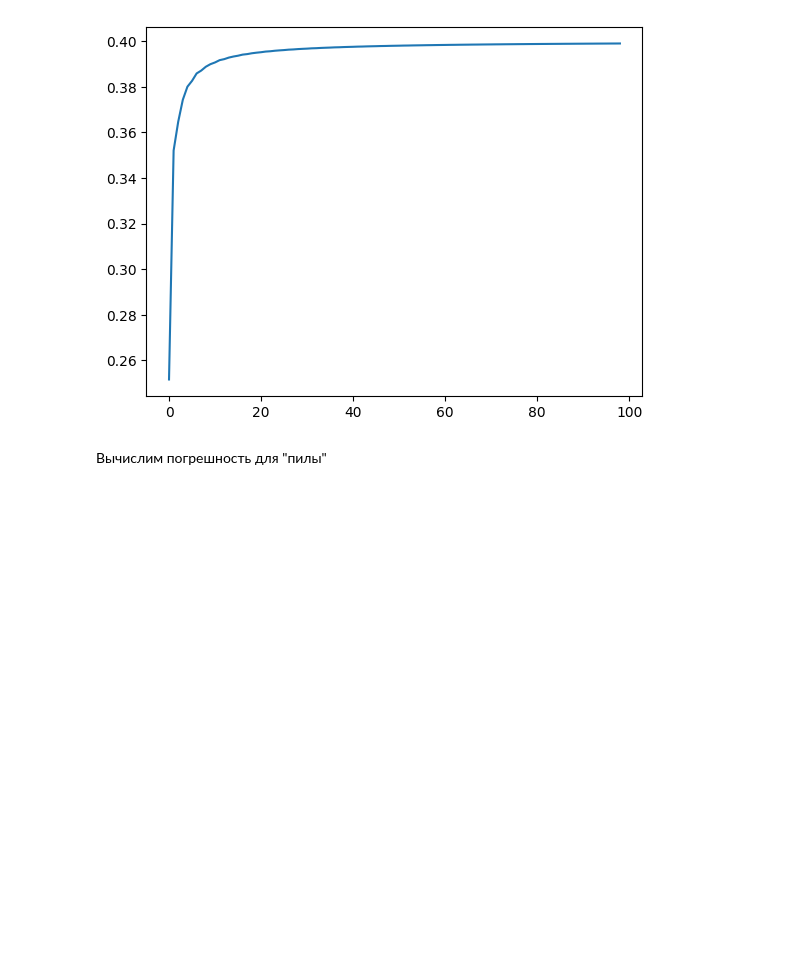
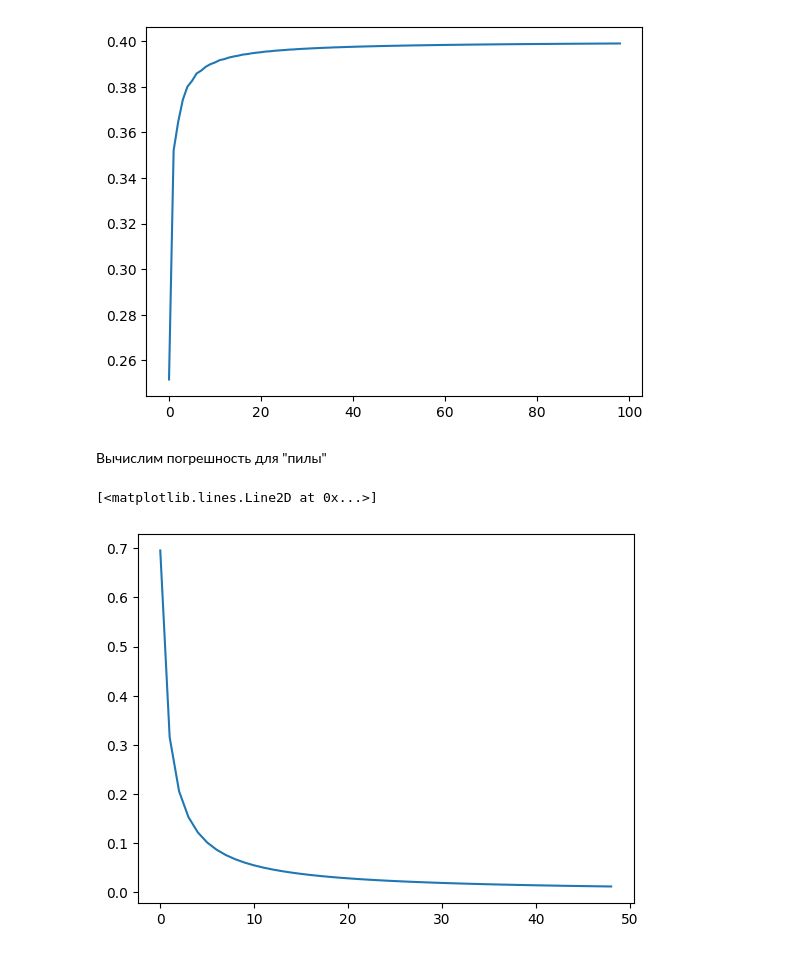
Before and after one commit to annashell/linear_models, a Jupyter notebook: meander_complex_fourier.ipynb, the cells around one changed output. Cells and saved outputs as stored; diff of their text form; code cells hidden in the pictures; blank space fills up the shorter version.

```diff
--- a/meander_complex_fourier.ipynb
+++ b/meander_complex_fourier.ipynb
@@ -68,16 +68,19 @@ plt.plot(err_graph)
 # %%
 def get_C_k_saw(k):
     if k == 0:
         return 0
     elif k > 0:
         return np.abs(-1j * (-1.)**(k + 1) / k)
     else:
         return np.abs(1j * (-1.)**(k + 1) / k)
 
 def get_err_saw(n):
     left_sum = sum(get_C_k_saw(k) ** 2 for k in np.arange(-1000, -n)) / (np.pi ** 2 / 3)
     right_sum = sum(get_C_k_saw(k) ** 2 for k in np.arange(n, 1000)) / (np.pi ** 2 / 3)
     return left_sum + right_sum
 
-err_graph = [get_err_saw(n) for n in range(1, 20)]
+err_graph = [get_err_saw(n) for n in range(1, 50)]
 plt.plot(err_graph)
+# %% [output]
+[<matplotlib.lines.Line2D at 0x...>]
+[figure, added]
```
